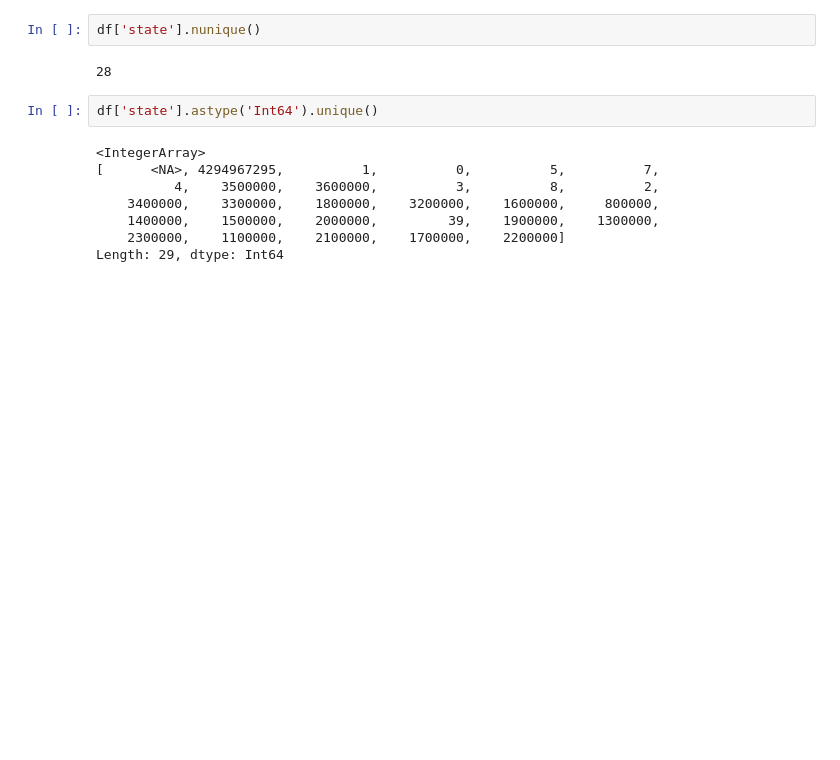
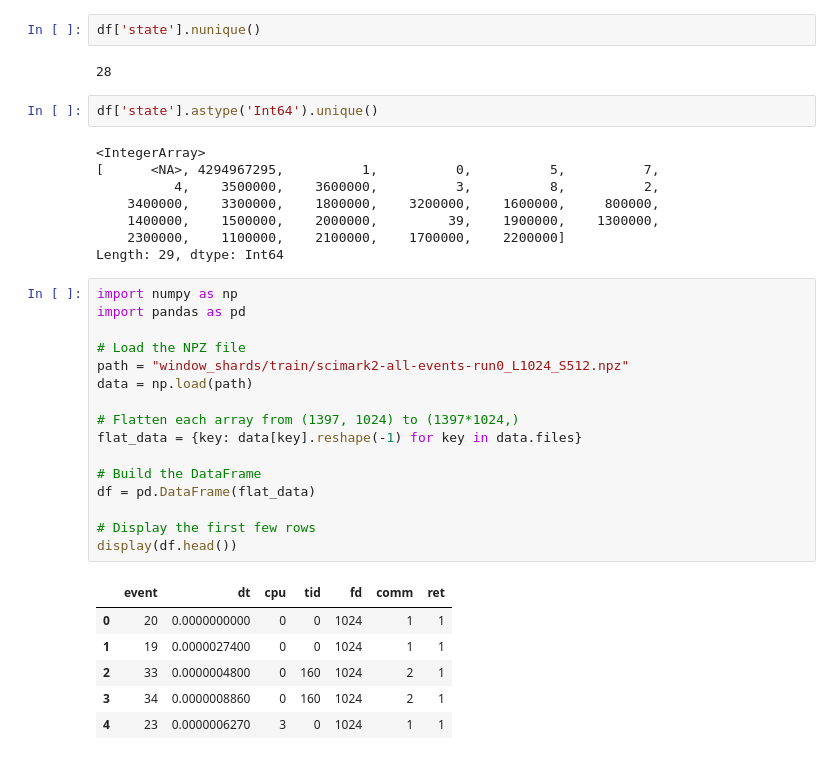
Before and after one commit to 17YuvrajSehgal/SyntheticLogGeneration, a Jupyter notebook: dataset/data.ipynb, the cells around one changed output. Saved outputs shown, nothing was run; the diff lists cells and outputs as text; blank space fills up the shorter version.

```diff
--- a/dataset/data.ipynb
+++ b/dataset/data.ipynb
@@ -491,3 +491,26 @@ df['state'].astype('Int64').unique()
     1400000,    1500000,    2000000,         39,    1900000,    1300000,
     2300000,    1100000,    2100000,    1700000,    2200000]
 Length: 29, dtype: Int64
+# %%
+import numpy as np
+import pandas as pd
+
+# Load the NPZ file
+path = "window_shards/train/scimark2-all-events-run0_L1024_S512.npz"
+data = np.load(path)
+
+# Flatten each array from (1397, 1024) to (1397*1024,)
+flat_data = {key: data[key].reshape(-1) for key in data.files}
+
+# Build the DataFrame
+df = pd.DataFrame(flat_data)
+
+# Display the first few rows
+display(df.head())
+# %% [output]
+|  | event | dt | cpu | tid | fd | comm | ret |
+| 0 | 20 | 0.0000000000 | 0 | 0 | 1024 | 1 | 1 |
+| 1 | 19 | 0.0000027400 | 0 | 0 | 1024 | 1 | 1 |
+| 2 | 33 | 0.0000004800 | 0 | 160 | 1024 | 2 | 1 |
+| 3 | 34 | 0.0000008860 | 0 | 160 | 1024 | 2 | 1 |
+| 4 | 23 | 0.0000006270 | 3 | 0 | 1024 | 1 | 1 |
```
Also changed, not shown: parts of 2 cells of this notebook, 2 other files.
